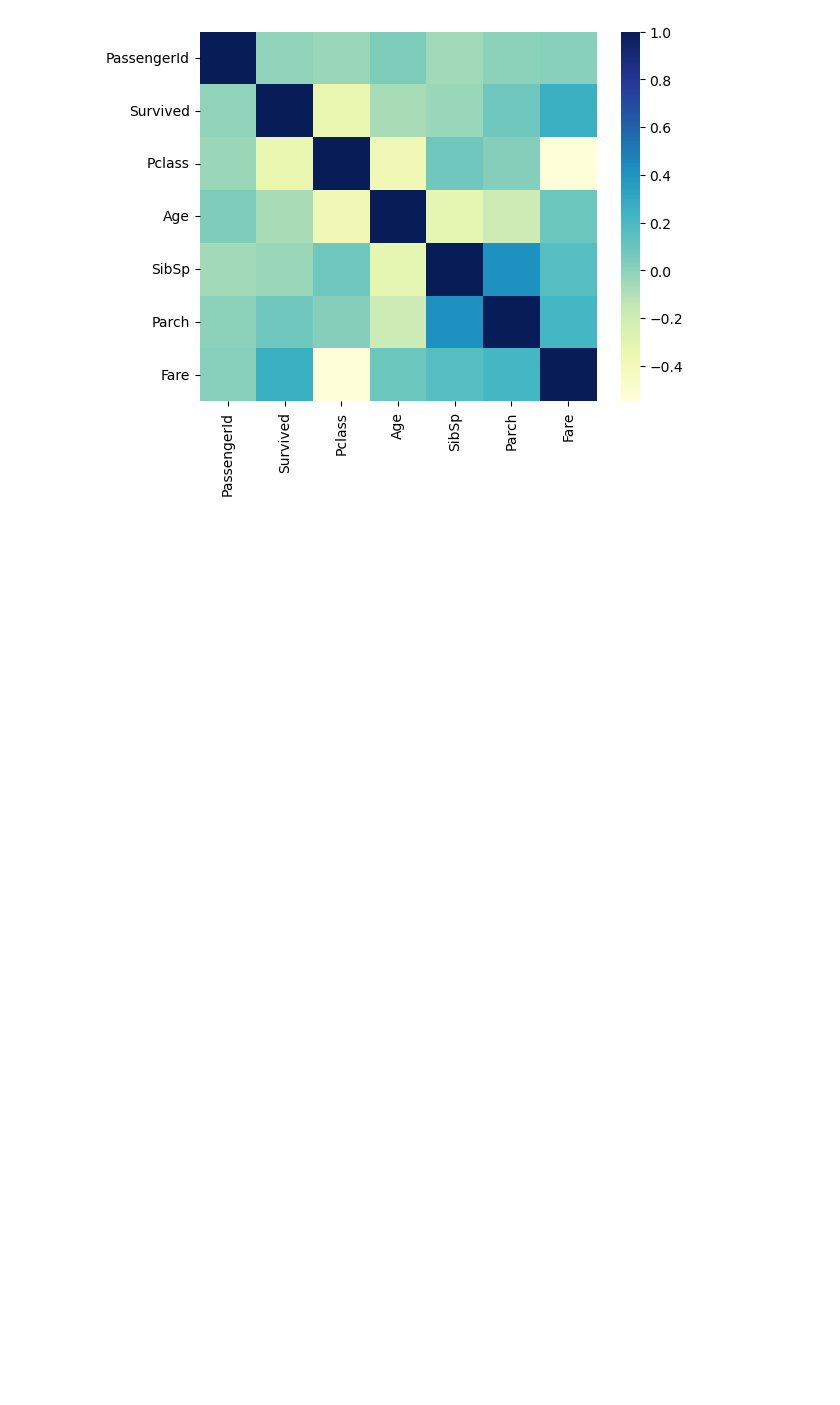
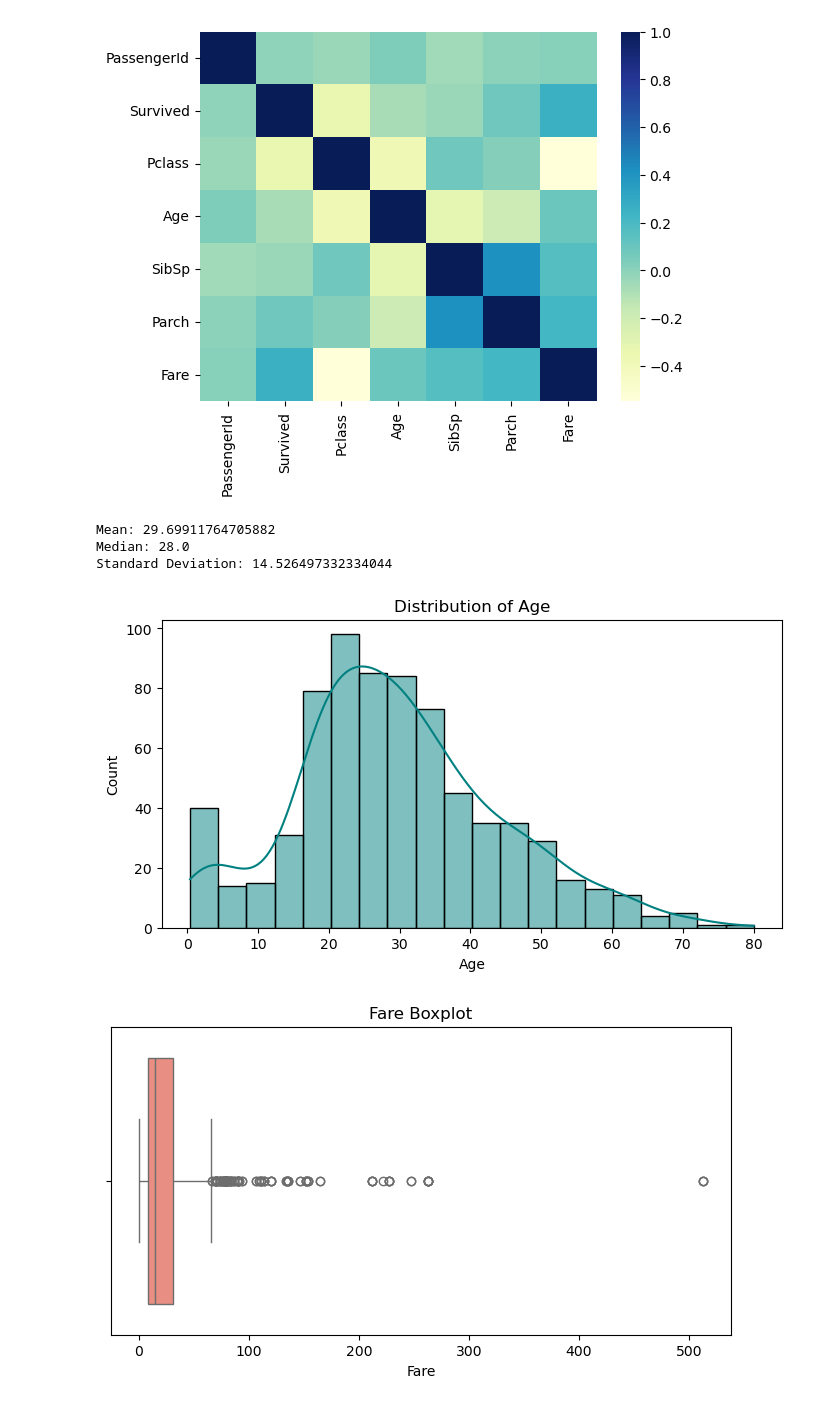
Before and after one commit to ManamiMayoki/Titanic, a Jupyter notebook: titanic/titanic.ipynb, the cells around one changed output. Cells and saved outputs as stored; diff of their text form; code cells hidden in the pictures; blank space fills up the shorter version.

Commit message:
mean,median,std,box-plot

```diff
--- a/titanic/titanic.ipynb
+++ b/titanic/titanic.ipynb
@@ -59,3 +59,29 @@ sns.heatmap(titanic_data.corr(numeric_only=True), cmap="YlGnBu")
 plt.show()
 # %% [output]
 [figure]
+# %%
+col=titanic_data['Age']
+print("Mean:", col.mean())
+print("Median:", col.median())
+print("Standard Deviation:", col.std())
+# %% [output]
+Mean: 29.69911764705882
+Median: 28.0
+Standard Deviation: 14.526497332334044
+# %%
+import matplotlib.pyplot as plt
+
+# Histogram for Age
+plt.figure(figsize=(8, 4))
+sns.histplot(titanic_data['Age'].dropna(), kde=True, color='teal')
+plt.title('Distribution of Age')
+plt.show()
+
+# Boxplot for Fare (shows outliers)
+plt.figure(figsize=(8, 4))
+sns.boxplot(x=titanic_data['Fare'], color='salmon')
+plt.title('Fare Boxplot')
+plt.show()
+# %% [output]
+[figure, added]
+[figure, added]
```
Also changed, not shown: 1 other file.
